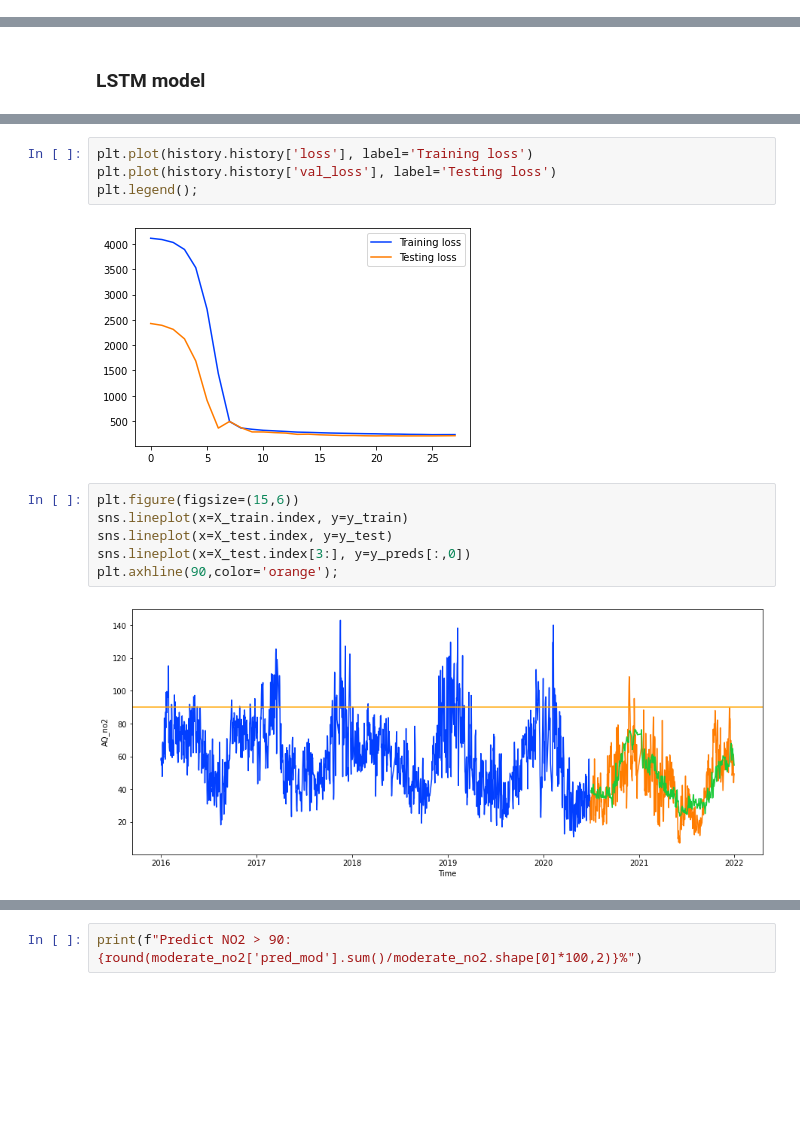
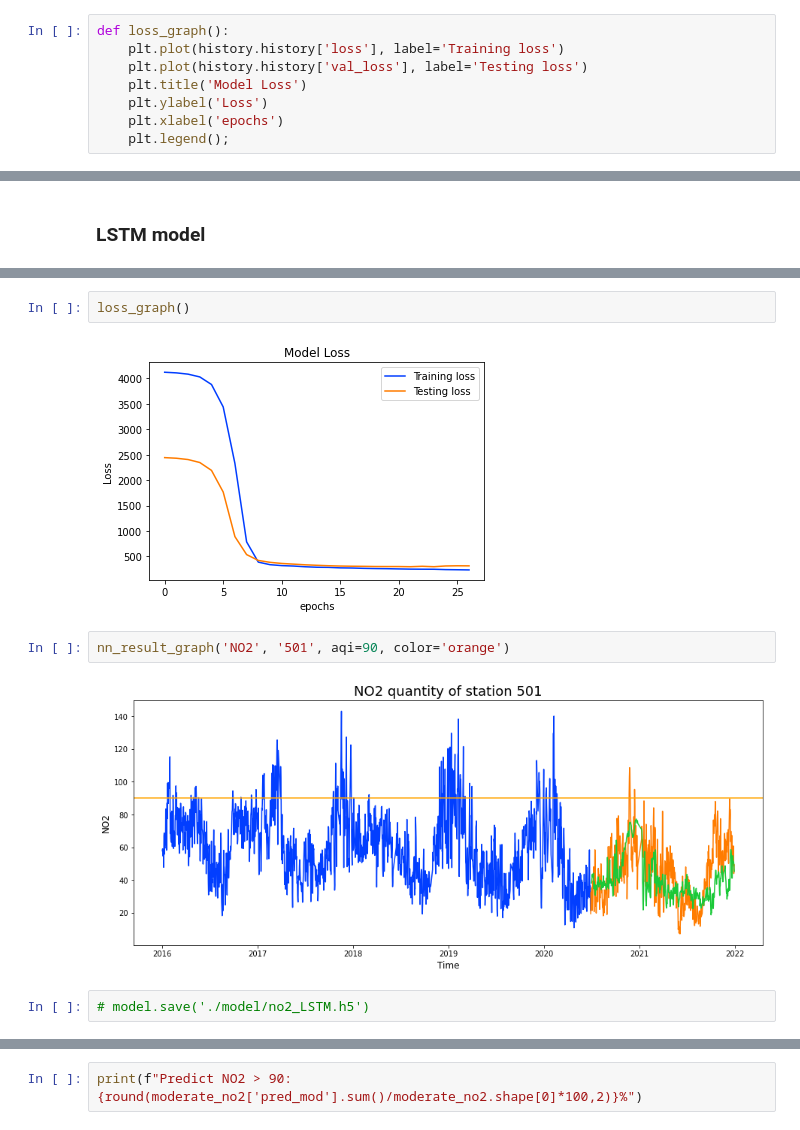
Before and after one commit to kant-ch/Air_Quality_Prediction, a Jupyter notebook: Working_code.ipynb, the cells around one changed output, grey strips where cells are left out. Cells and saved outputs as stored; diff of their text form; blank space fills up the shorter version.

```diff
--- a/Working_code.ipynb
+++ b/Working_code.ipynb
@@ -474,0 +541,8 @@ def test_pred_graph(test, preds, quality_title, station):
+# %%
+def loss_graph():
+    plt.plot(history.history['loss'], label='Training loss')
+    plt.plot(history.history['val_loss'], label='Testing loss')
+    plt.title('Model Loss')
+    plt.ylabel('Loss')
+    plt.xlabel('epochs')
+    plt.legend();
@@ -1071,17 +956,13 @@ Epoch 28/100
 # %%
-plt.plot(history.history['loss'], label='Training loss')
-plt.plot(history.history['val_loss'], label='Testing loss')
-plt.legend();
+loss_graph()
 # %% [output]
-[figure, old version]
+[figure, new version]
 # %%
-plt.figure(figsize=(15,6))
-sns.lineplot(x=X_train.index, y=y_train)
-sns.lineplot(x=X_test.index, y=y_test)
-sns.lineplot(x=X_test.index[3:], y=y_preds[:,0])
-plt.axhline(90,color='orange');
+nn_result_graph('NO2', '501', aqi=90, color='orange')
 # %% [output]
-[figure, old version]
+[figure, new version]
+# %%
+# model.save('./model/no2_LSTM.h5')
 # %%
 # Check amount of days that have no2 in air quality > 90
 performance = pd.DataFrame(y_test.iloc[3:])
```
Also changed, not shown: parts of 102 cells of this notebook, 7 other files.
